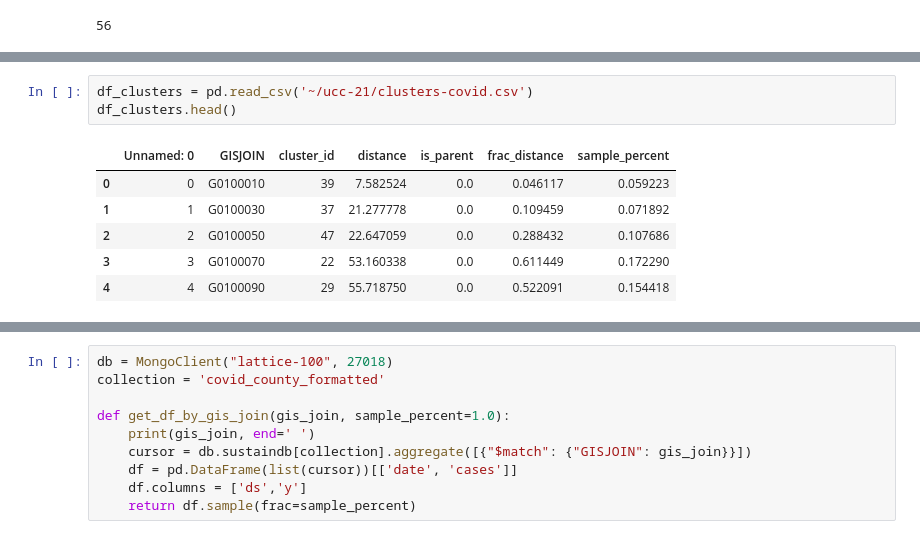
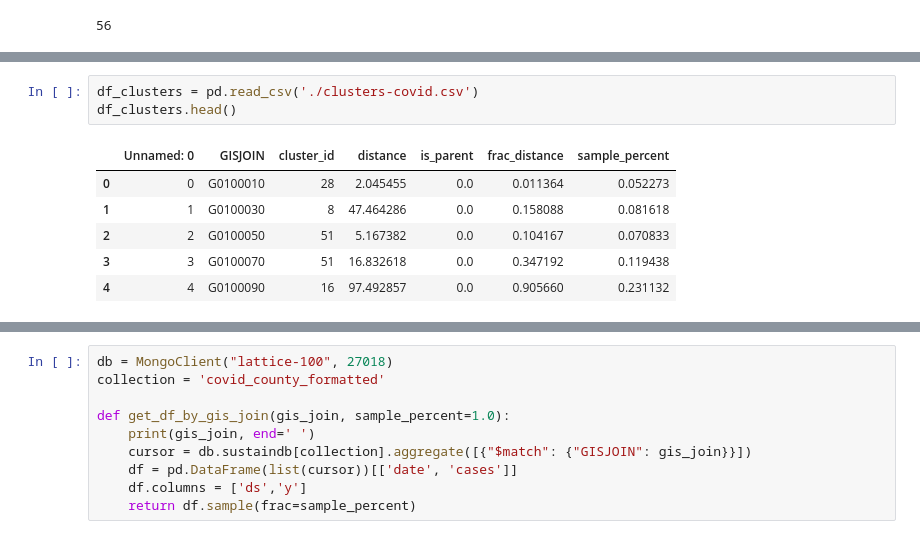
Before and after one commit to menuka94/sustain-timeseries, a Jupyter notebook: ucc-21-notebooks/[UCC-21] COVID-19 - Child Models - 0-15 .ipynb, the cells around one changed output, grey strips where cells are left out. Cells and saved outputs as stored; diff of their text form.

```diff
--- a/ucc-21-notebooks/[UCC-21] COVID-19 - Child Models - 0-15 .ipynb
+++ b/ucc-21-notebooks/[UCC-21] COVID-19 - Child Models - 0-15 .ipynb
@@ -63,10 +45,10 @@ G0400130, G0400190, G0400270, G0500590, G0500690, G0501030, G0600370, G0600590,
 # %%
-df_clusters = pd.read_csv('~/ucc-21/clusters-covid.csv')
+df_clusters = pd.read_csv('./clusters-covid.csv')
 df_clusters.head()
 # %% [output]
 |  | Unnamed: 0 | GISJOIN | cluster_id | distance | is_parent | frac_distance | sample_percent |
-| 0 | 0 | G0100010 | 39 | 7.582524 | 0.0 | 0.046117 | 0.059223 |
-| 1 | 1 | G0100030 | 37 | 21.277778 | 0.0 | 0.109459 | 0.071892 |
-| 2 | 2 | G0100050 | 47 | 22.647059 | 0.0 | 0.288432 | 0.107686 |
-| 3 | 3 | G0100070 | 22 | 53.160338 | 0.0 | 0.611449 | 0.172290 |
-| 4 | 4 | G0100090 | 29 | 55.718750 | 0.0 | 0.522091 | 0.154418 |
+| 0 | 0 | G0100010 | 28 | 2.045455 | 0.0 | 0.011364 | 0.052273 |
+| 1 | 1 | G0100030 | 8 | 47.464286 | 0.0 | 0.158088 | 0.081618 |
+| 2 | 2 | G0100050 | 51 | 5.167382 | 0.0 | 0.104167 | 0.070833 |
+| 3 | 3 | G0100070 | 51 | 16.832618 | 0.0 | 0.347192 | 0.119438 |
+| 4 | 4 | G0100090 | 16 | 97.492857 | 0.0 | 0.905660 | 0.231132 |
```
Also changed, not shown: parts of 12 cells of this notebook, 2 other files.
